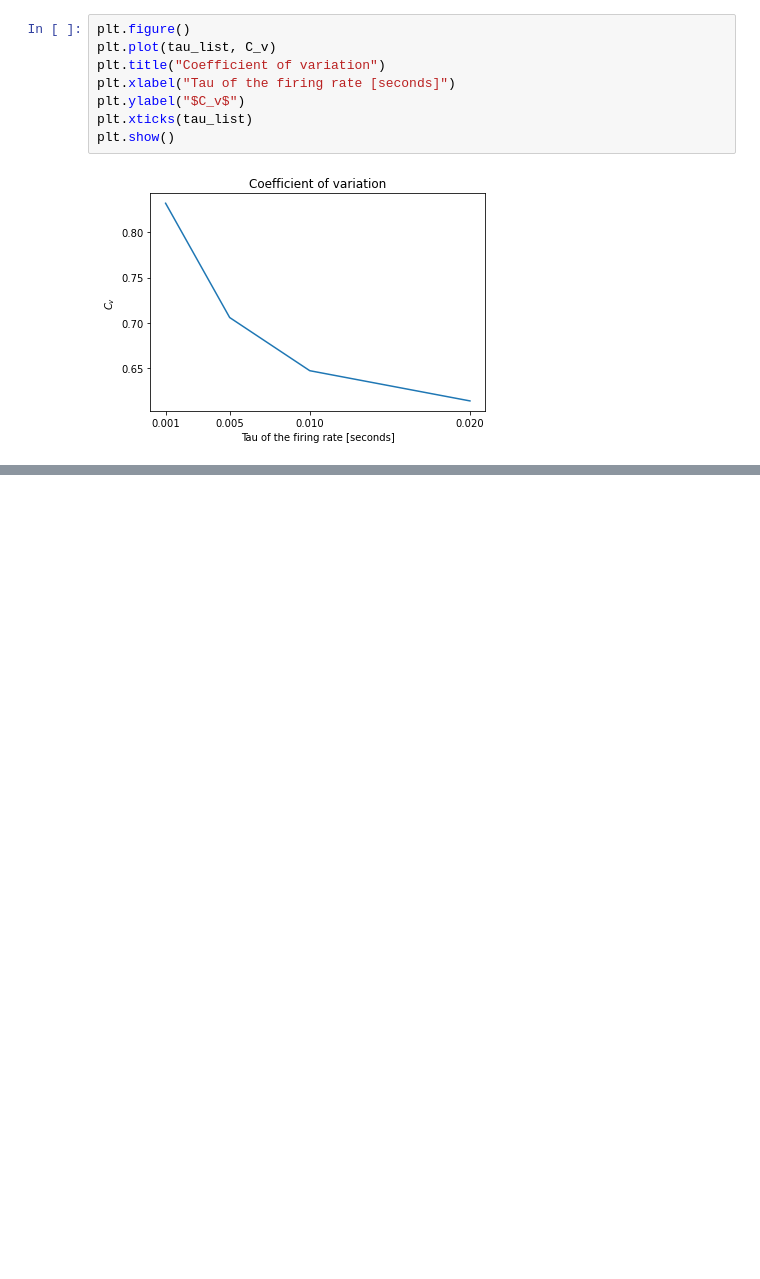
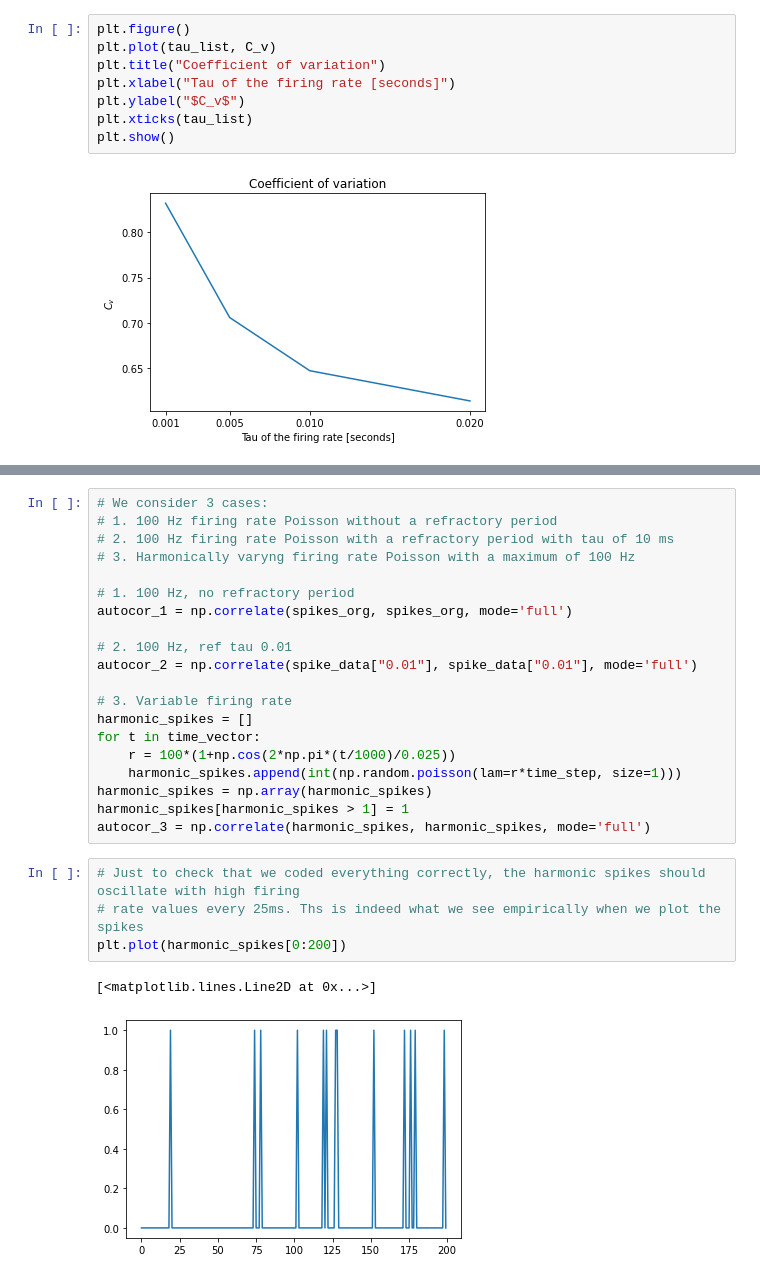
Before and after one commit to Revanchist317/DA_exercises, a Jupyter notebook: Chapter 1.ipynb, the cells around one changed output, grey strips where cells are left out. Cells and saved outputs as stored; diff of their text form; blank space fills up the shorter version.

```diff
--- a/Chapter 1.ipynb
+++ b/Chapter 1.ipynb
@@ -251,0 +259,27 @@ plt.show()
+# %%
+# We consider 3 cases:
+# 1. 100 Hz firing rate Poisson without a refractory period
+# 2. 100 Hz firing rate Poisson with a refractory period with tau of 10 ms
+# 3. Harmonically varyng firing rate Poisson with a maximum of 100 Hz
+
+# 1. 100 Hz, no refractory period
+autocor_1 = np.correlate(spikes_org, spikes_org, mode='full')
+
+# 2. 100 Hz, ref tau 0.01
+autocor_2 = np.correlate(spike_data["0.01"], spike_data["0.01"], mode='full')
+
+# 3. Variable firing rate
+harmonic_spikes = []
+for t in time_vector:
+    r = 100*(1+np.cos(2*np.pi*(t/1000)/0.025))
+    harmonic_spikes.append(int(np.random.poisson(lam=r*time_step, size=1)))
+harmonic_spikes = np.array(harmonic_spikes)
+harmonic_spikes[harmonic_spikes > 1] = 1
+autocor_3 = np.correlate(harmonic_spikes, harmonic_spikes, mode='full')
+# %%
+# Just to check that we coded everything correctly, the harmonic spikes should oscillate with high firing
+# rate values every 25ms. Ths is indeed what we see empirically when we plot the spikes
+plt.plot(harmonic_spikes[0:200])
+# %% [output]
+[<matplotlib.lines.Line2D at 0x...>]
+[figure, added]
```
Also changed, not shown: parts of 11 cells of this notebook.
